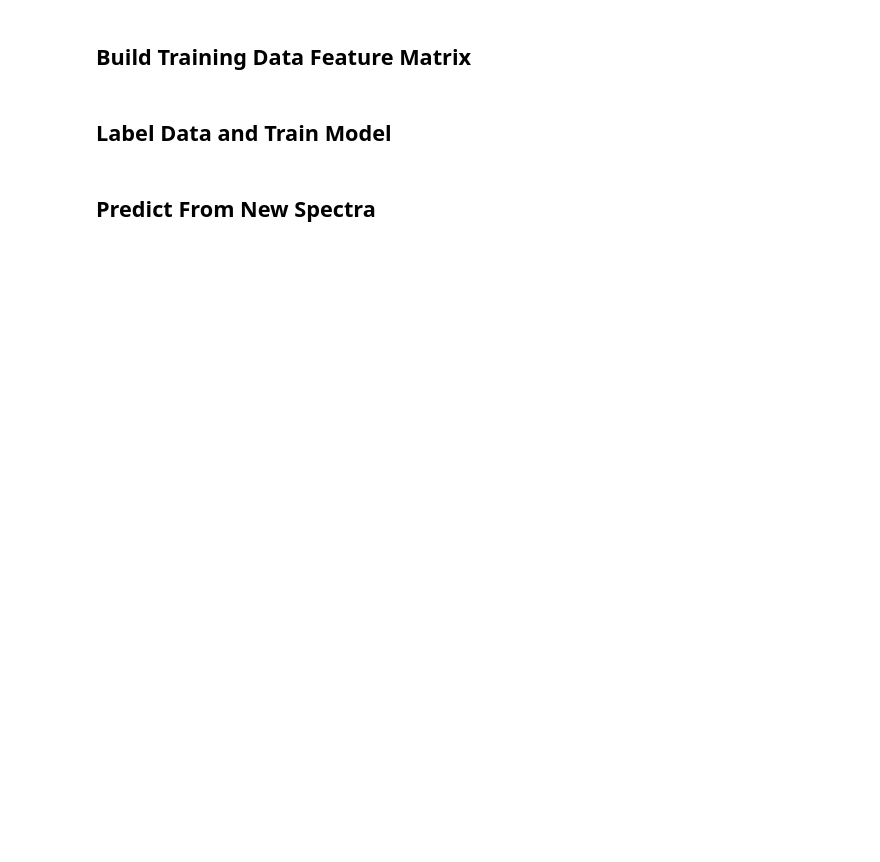
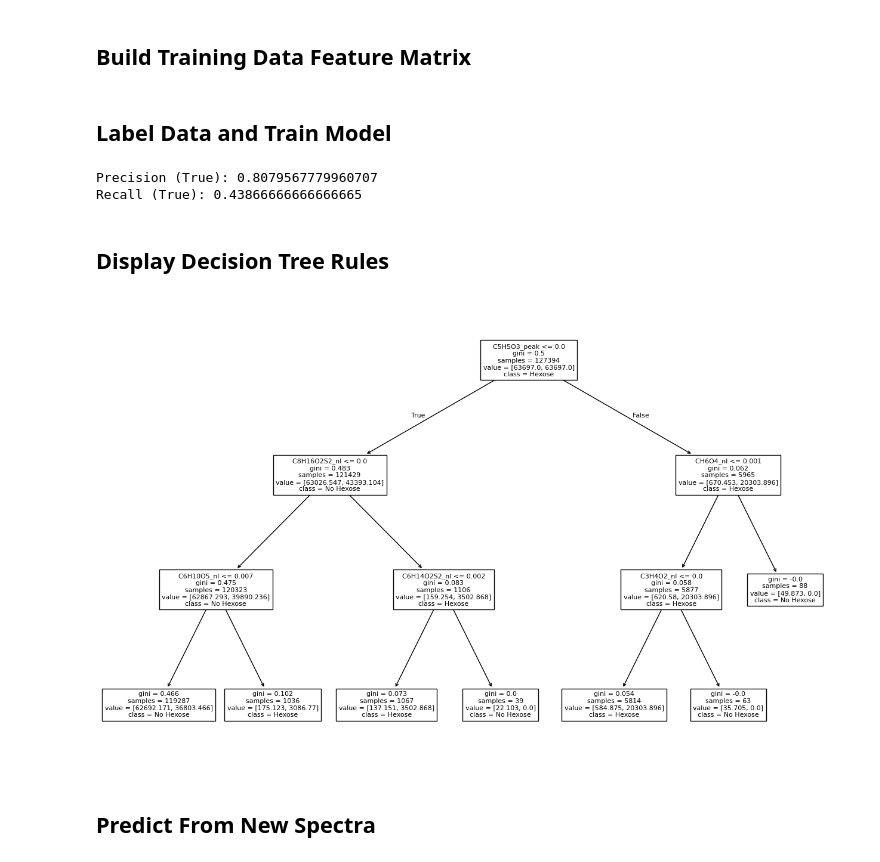
Before and after one commit to biorack/chemecho, a Jupyter notebook: notebooks/tutorial_with_example.ipynb, the cells around one changed output. Cells and saved outputs as stored; diff of their text form; code cells hidden in the pictures; blank space fills up the shorter version.

```diff
--- a/notebooks/tutorial_with_example.ipynb
+++ b/notebooks/tutorial_with_example.ipynb
@@ -66,9 +81,15 @@ hexose_smarts = 'OCC1OC(O)C(O)C(O)C1O'
 
 model, report = train_substructure_tree(hexose_smarts, filtered_merged_lib, filtered_spectral_data, workdir, polarity,
                                         frag_type='smarts',
-                                        max_depth=16,
+                                        max_depth=3,
                                         min_frag_count=1,
                                         min_positive_unique=10,
                                         save_model=True)
 # %%
-print(report)
+print(f"Precision (True): {report['True']['precision']} \n"
+      f"Recall (True): {report['True']['recall']}")
+# %% [output]
+Precision (True): 0.8079567779960707
+Recall (True): 0.43866666666666665
+# %% [markdown]
+## Display Decision Tree Rules
@@ -75,3 +99,12 @@ print(report)
+# %%
+feature_names = list(feature_vector_index_map.keys())
+class_names = ['No Hexose', 'Hexose']
+
+fig, ax = plt.subplots(figsize=(16, 10))
+plot_tree(model, feature_names=feature_names, class_names=class_names,)
+plt.show()
+# %% [output]
+[figure, added]
 # %% [markdown]
 ## Predict From New Spectra
 # %%
```
Also changed, not shown: parts of 20 cells of this notebook, 1 other file.
